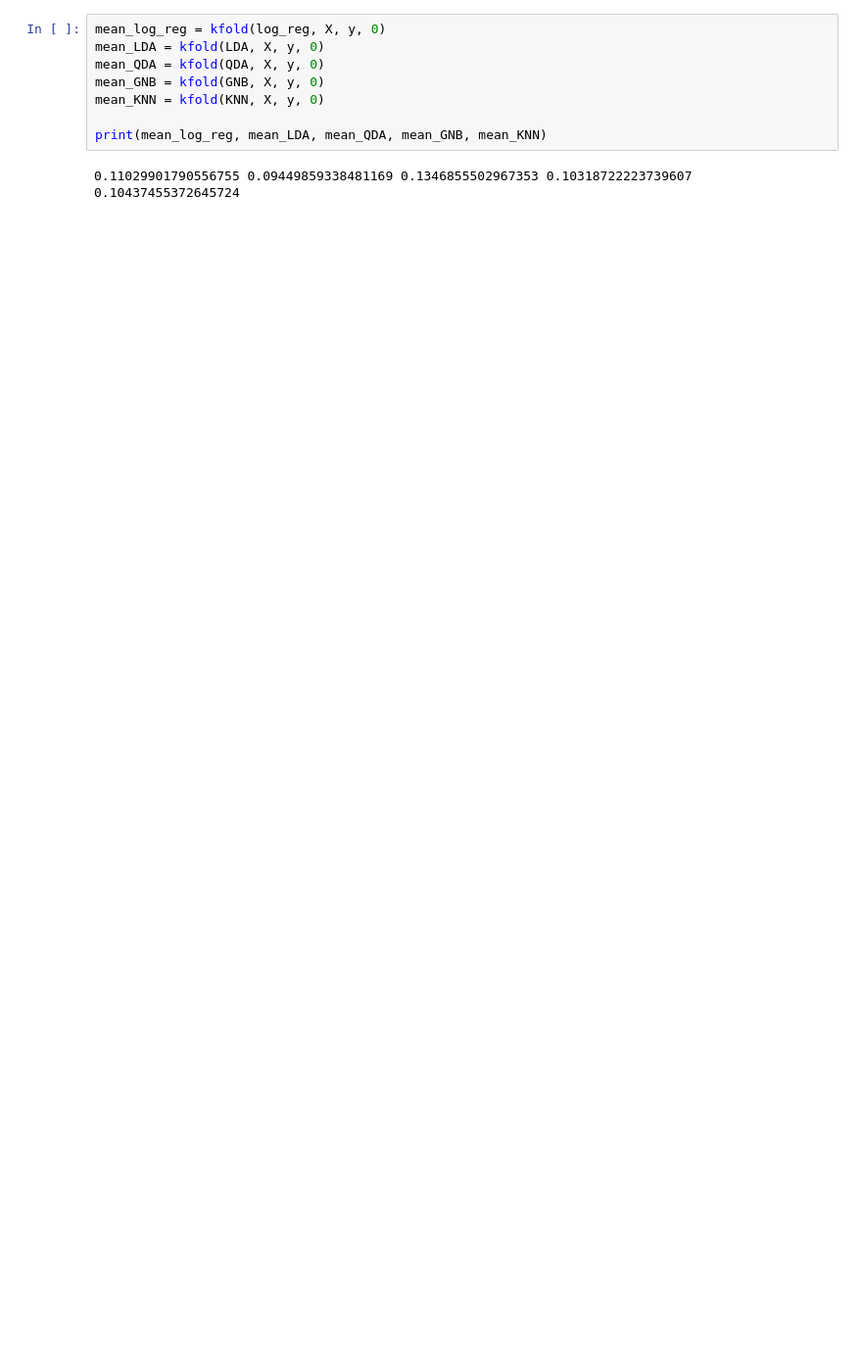
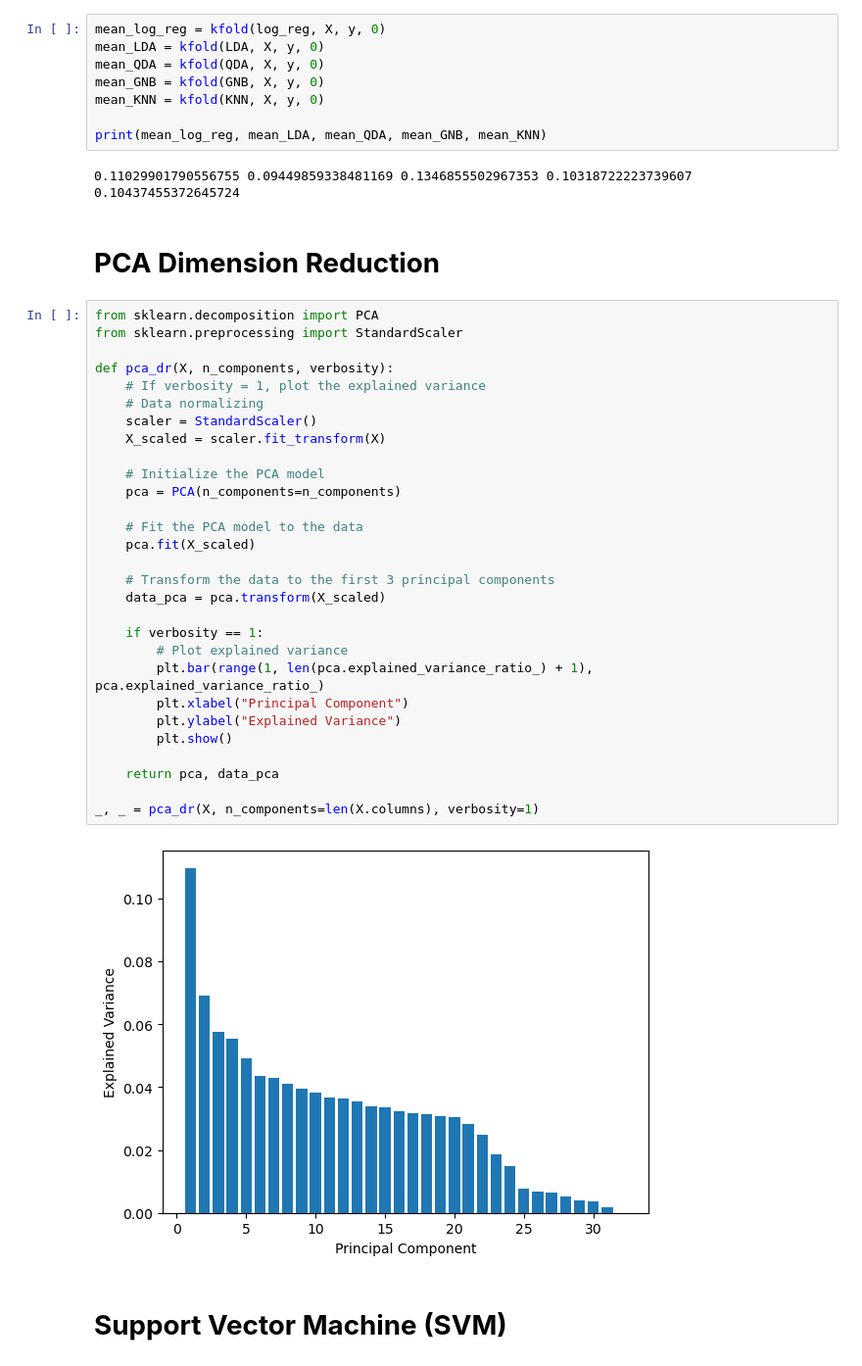
Before and after one commit to andrelopes2001/AA_Project_G6, a Jupyter notebook: code/data/data_analysis.ipynb, the cells around one changed output. Shown at 98% size. Saved outputs shown, nothing was run; the diff lists cells and outputs as text; blank space fills up the shorter version.

```diff
--- a/code/data/data_analysis.ipynb
+++ b/code/data/data_analysis.ipynb
@@ -477,3 +468,38 @@ mean_KNN = kfold(KNN, X, y, 0)
 print(mean_log_reg, mean_LDA, mean_QDA, mean_GNB, mean_KNN)
 # %% [output]
 0.11029901790556755 0.09449859338481169 0.1346855502967353 0.10318722223739607 0.10437455372645724
+# %% [markdown]
+# **PCA Dimension Reduction**
+# %%
+from sklearn.decomposition import PCA
+from sklearn.preprocessing import StandardScaler
+
+def pca_dr(X, n_components, verbosity):
+    # If verbosity = 1, plot the explained variance
+    # Data normalizing
+    scaler = StandardScaler()
+    X_scaled = scaler.fit_transform(X)
+
+    # Initialize the PCA model
+    pca = PCA(n_components=n_components)
+
+    # Fit the PCA model to the data
+    pca.fit(X_scaled)
+
+    # Transform the data to the first 3 principal components
+    data_pca = pca.transform(X_scaled)
+
+    if verbosity == 1:
+        # Plot explained variance
+        plt.bar(range(1, len(pca.explained_variance_ratio_) + 1), pca.explained_variance_ratio_)
+        plt.xlabel("Principal Component")
+        plt.ylabel("Explained Variance")
+        plt.show()
+
+    return pca, data_pca
+
+_, _ = pca_dr(X, n_components=len(X.columns), verbosity=1)
+# %% [output]
+[figure, added]
+# %% [markdown]
+# **Support Vector Machine (SVM)**
```
Also changed, not shown: parts of 31 cells of this notebook, 4 other files.
